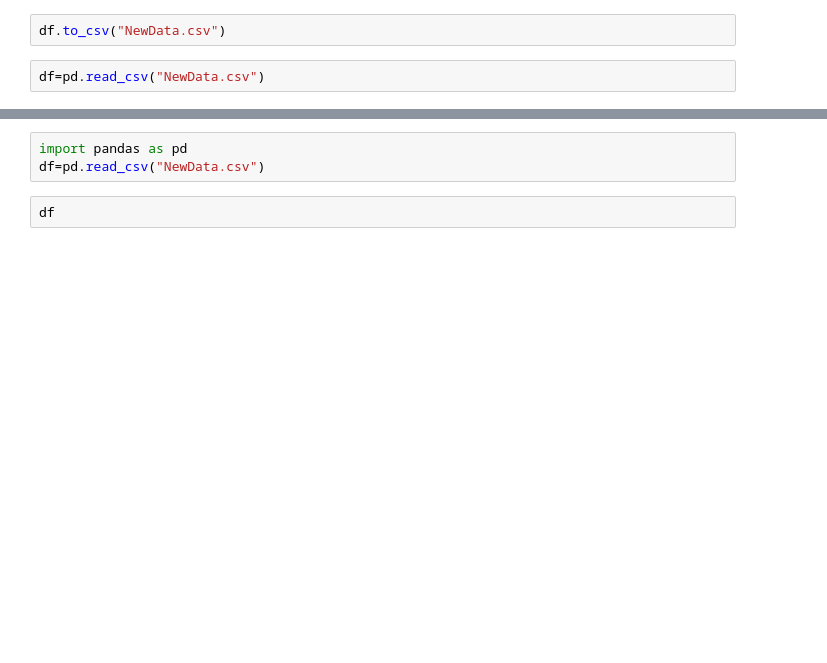
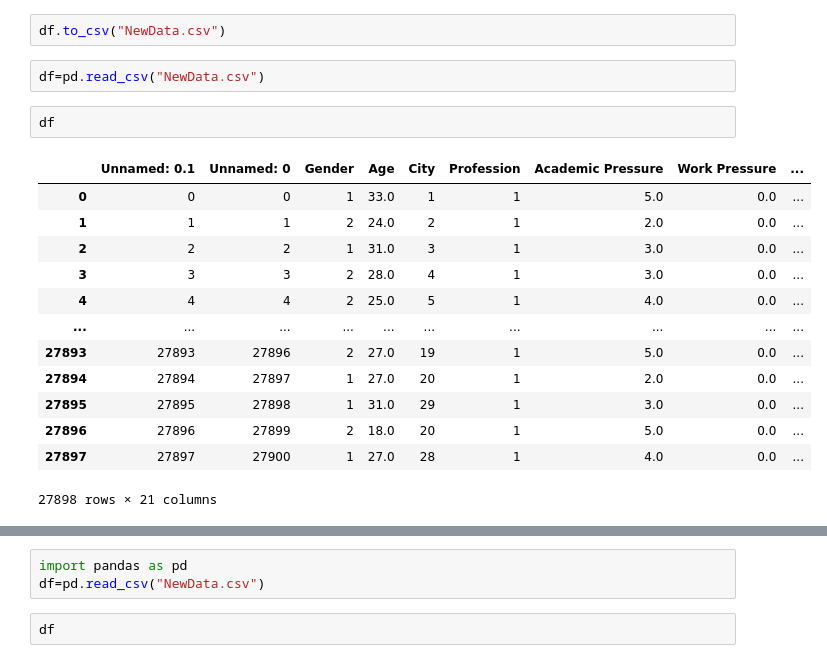
Before and after one commit to amineel-crypto/Depression_Predict, a Jupyter notebook: Test.ipynb, the cells around one changed output, grey strips where cells are left out. Saved outputs shown, nothing was run; the diff lists cells and outputs as text; blank space fills up the shorter version.

```diff
--- a/Test.ipynb
+++ b/Test.ipynb
@@ -662,6 +638,22 @@ df.drop(columns='Unnamed: 0',inplace=True)
 df.to_csv("NewData.csv")
 # %%
 df=pd.read_csv("NewData.csv")
+# %%
+df
+# %% [output]
+|  | Unnamed: 0.1 | Unnamed: 0 | Gender | Age | City | Profession | Academic Pressure | Work Pressure | ... |
+| 0 | 0 | 0 | 1 | 33.0 | 1 | 1 | 5.0 | 0.0 | ... |
+| 1 | 1 | 1 | 2 | 24.0 | 2 | 1 | 2.0 | 0.0 | ... |
+| 2 | 2 | 2 | 1 | 31.0 | 3 | 1 | 3.0 | 0.0 | ... |
+| 3 | 3 | 3 | 2 | 28.0 | 4 | 1 | 3.0 | 0.0 | ... |
+| 4 | 4 | 4 | 2 | 25.0 | 5 | 1 | 4.0 | 0.0 | ... |
+| ... | ... | ... | ... | ... | ... | ... | ... | ... | ... |
+| 27893 | 27893 | 27896 | 2 | 27.0 | 19 | 1 | 5.0 | 0.0 | ... |
+| 27894 | 27894 | 27897 | 1 | 27.0 | 20 | 1 | 2.0 | 0.0 | ... |
+| 27895 | 27895 | 27898 | 1 | 31.0 | 29 | 1 | 3.0 | 0.0 | ... |
+| 27896 | 27896 | 27899 | 2 | 18.0 | 20 | 1 | 5.0 | 0.0 | ... |
+| 27897 | 27897 | 27900 | 1 | 27.0 | 28 | 1 | 4.0 | 0.0 | ... |
+27898 rows × 21 columns
 # %%
 import matplotlib.pyplot as plt
 import seaborn as sns
```
Also changed, not shown: parts of 7 cells of this notebook.
